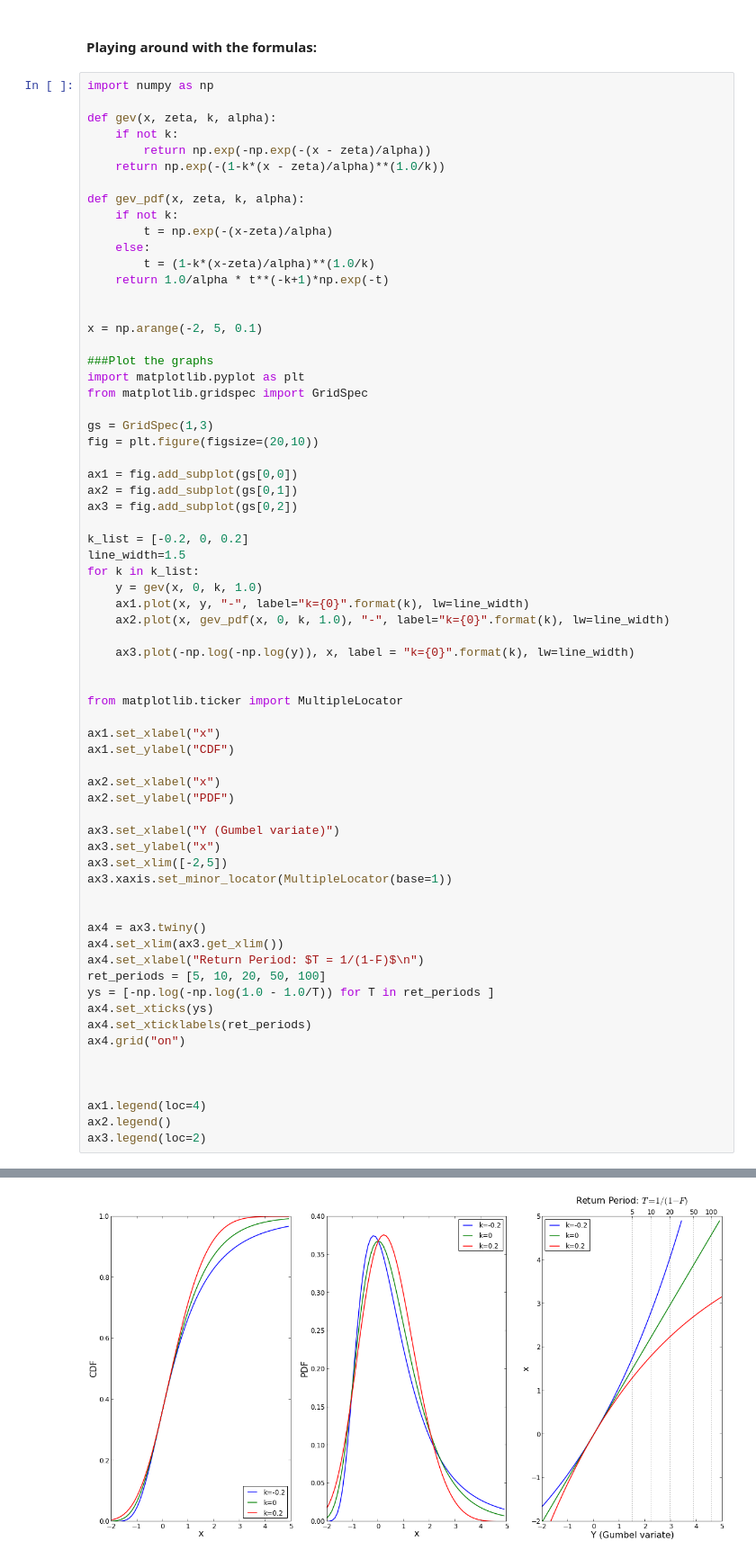
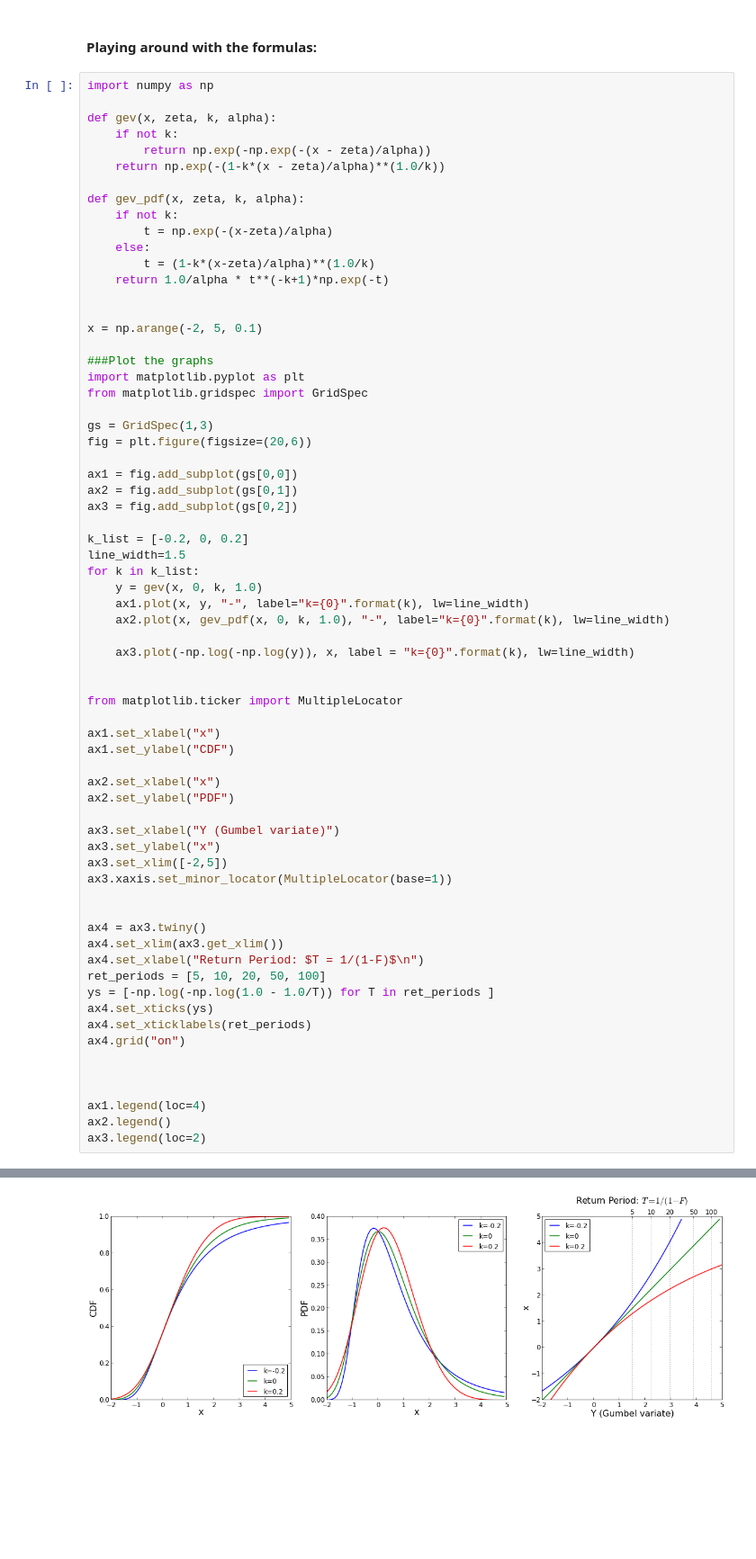
Before and after one commit to guziy/PyNotebooks, a Jupyter notebook: GEV_explorings.ipynb, the cells around one changed output, grey strips where cells are left out. Shown at 90% size. Saved outputs shown, nothing was run; the diff lists cells and outputs as text; blank space fills up the shorter version.

```diff
--- a/GEV_explorings.ipynb
+++ b/GEV_explorings.ipynb
@@ -41,7 +77,7 @@ import matplotlib.pyplot as plt
 from matplotlib.gridspec import GridSpec
 
 gs = GridSpec(1,3)
-fig = plt.figure(figsize=(20,10))
+fig = plt.figure(figsize=(20,6))
 
 ax1 = fig.add_subplot(gs[0,0])
 ax2 = fig.add_subplot(gs[0,1])
@@ -60,31 +96,31 @@ for k in k_list:
 from matplotlib.ticker import MultipleLocator
 
 ax1.set_xlabel("x")
 ax1.set_ylabel("CDF")
 
 ax2.set_xlabel("x")
 ax2.set_ylabel("PDF")
 
 ax3.set_xlabel("Y (Gumbel variate)")
 ax3.set_ylabel("x")
 ax3.set_xlim([-2,5])
 ax3.xaxis.set_minor_locator(MultipleLocator(base=1))
 
 
 ax4 = ax3.twiny()
 ax4.set_xlim(ax3.get_xlim())
 ax4.set_xlabel("Return Period: $T = 1/(1-F)$\n")
 ret_periods = [5, 10, 20, 50, 100]
 ys = [-np.log(-np.log(1.0 - 1.0/T)) for T in ret_periods ]
 ax4.set_xticks(ys)
 ax4.set_xticklabels(ret_periods)
 ax4.grid("on")
 
 
 
 ax1.legend(loc=4)
 ax2.legend()
 ax3.legend(loc=2)
 # %% [output]
 <matplotlib.legend.Legend at 0x...>
-[figure, old version]
+[figure, new version]
```
Also changed, not shown: parts of 4 cells of this notebook, 7 other files.
